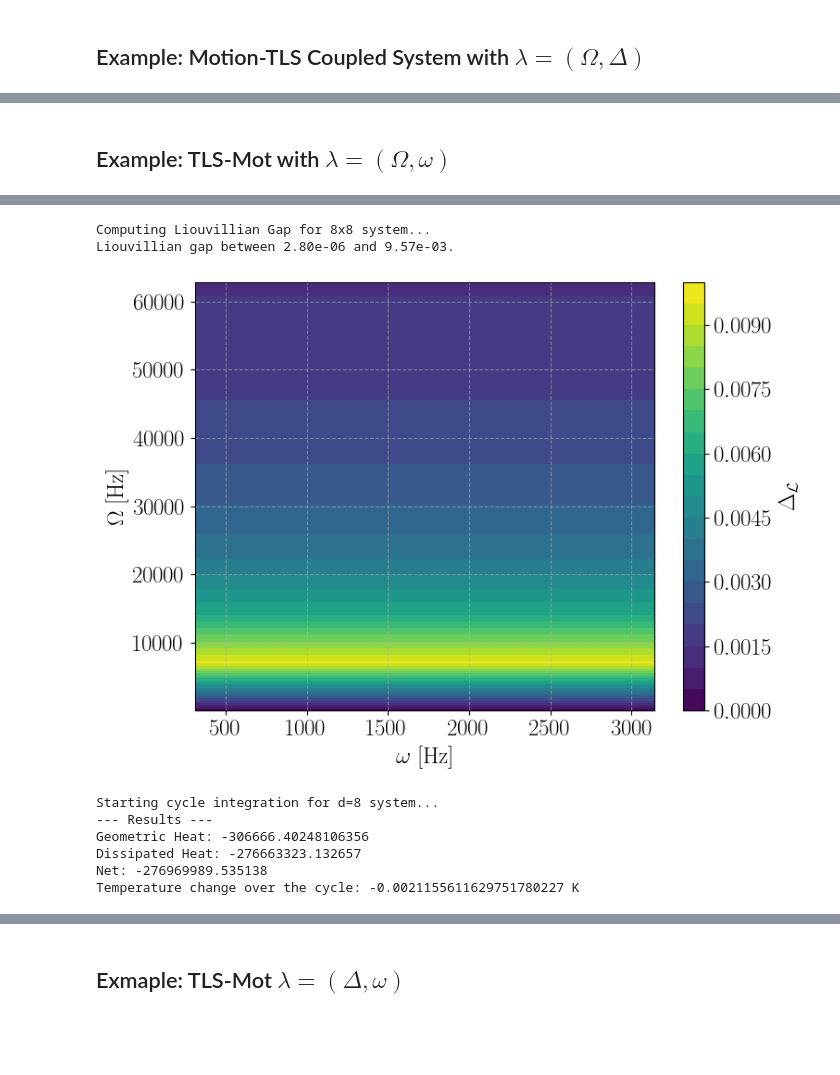
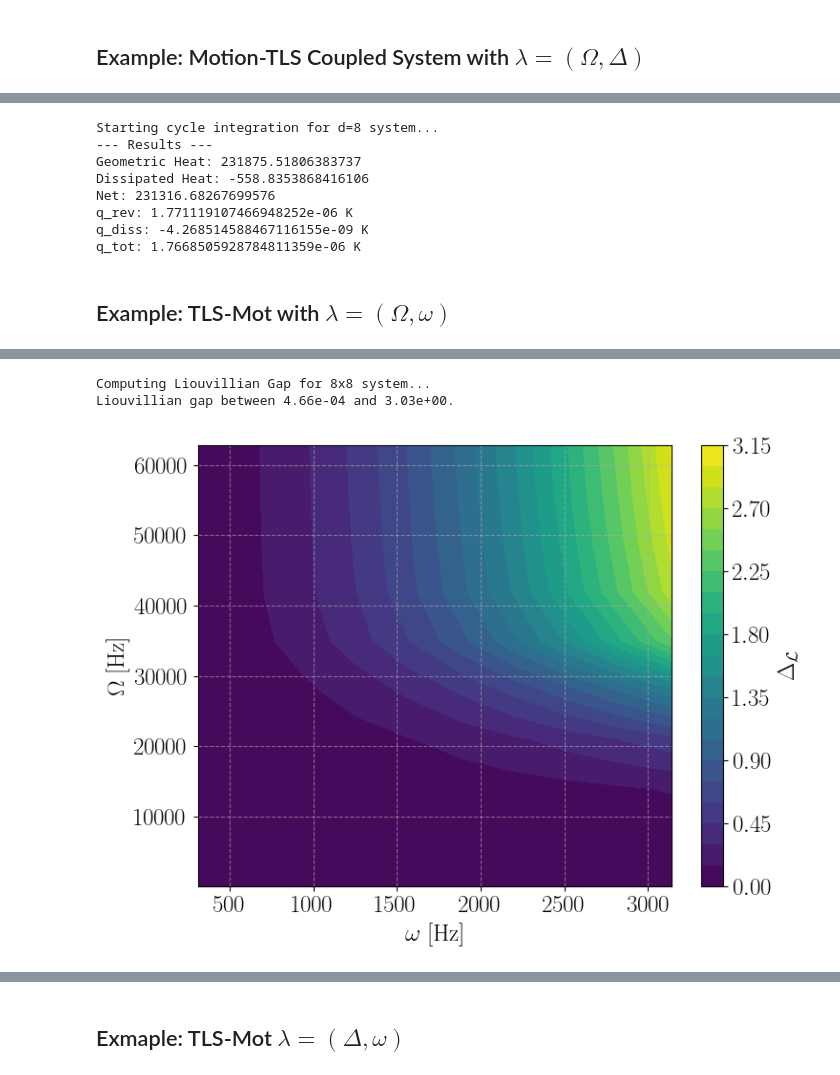
Before and after one commit to JGarwola/Cooling-Rubidium-atoms, a Jupyter notebook: Rb73_atom.ipynb, the cells around one changed output, grey strips where cells are left out. Saved outputs shown, nothing was run; the diff lists cells and outputs as text; code cells hidden in the pictures; blank space fills up the shorter version.

```diff
--- a/Rb73_atom.ipynb
+++ b/Rb73_atom.ipynb
@@ -317,3 +265,30 @@ tau in seconds (approximate): 3.1767e-05 s
+# %%
+# Cycle heats
+q_geo_mtls, q_diss_mtls = compute_cycle_heats(
+    H_ex1,
+    H_ref_ex1,
+    diss_ex1,
+    p_min=[Delta0_range[1], Omega_range[1]],
+    p_max=[Delta0_range[2], Omega_range[2]],
+    tau= 1 / gap_min,  # Long cycle time to approach adiabatic limit
+    points=100,
+    clockwise=True
+)
+
+kB = 1.380649e-23  # Boltzmann constant in J/K
+hbar = 1.0545718e-34  # Reduced Planck constant in J*s
+print("q_rev:",  (q_geo_mtls) * hbar / kB, "K")
+print("q_diss:",  (q_diss_mtls) * hbar / kB, "K")
+print("q_tot:", (q_geo_mtls + q_diss_mtls) * hbar / kB, "K")
+# %% [output]
+Starting cycle integration for d=8 system...
+--- Results ---
+Geometric Heat: 231875.51806383737
+Dissipated Heat: -558.8353868416106
+Net: 231316.68267699576
+q_rev: 1.771119107466948252e-06 K
+q_diss: -4.268514588467116155e-09 K
+q_tot: 1.7668505928784811359e-06 K
 # %% [markdown]
 ## Example: TLS-Mot with $\lambda=(\Omega, \omega)$ ##
 # %%
@@ -329,49 +304,12 @@ def diss_ex2(r):
         return diss_motion_tls(r)(50 * 1e3, omega_rabi, omega_mot)
     return func
 
-p1_grid_mtls, p2_grid_mtls, curvature_mtls, max_val_mtls = old_heat_curvature(
-    H_ex2, H_ref_ex2, diss_ex2,
-    ranges=[omega_mot_range, Omega_range],
-    points=10
-)
-
-# Plot Heat Curvature
-fig = plt.figure(figsize=(8, 6))
-ax = fig.add_axes([0.1, 0.08, 0.8, 0.75])
-cp = ax.contourf(p1_grid_mtls, p2_grid_mtls, curvature_mtls, levels=20, cmap='coolwarm')
-cax = fig.add_axes([0.1, 0.87, 0.8, 0.05])
-mantissa, exp = f"{max_val_mtls:.2e}".split('e')
-cbar = fig.colorbar(cp, cax=cax, orientation='horizontal',
-    label=rf'$\mathcal{{F}}^Q \times {mantissa} \times 10^{{{int(exp)}}} \; \mathrm{{[J/Hz^2]}}$')
-cbar.ax.xaxis.set_label_position('top')
-cbar.ax.xaxis.tick_top()
-ax.set_xlabel(r'$\omega \; \mathrm{[Hz]}$')
-ax.set_ylabel(r'$\Omega \; \mathrm{[Hz]}$')
-plt.savefig('figures/motion_tls_Omega_omega.pdf', bbox_inches='tight')
-plt.show()
-
 # Liouvillian Gap
-liouvillian_gap(
+gap_min = liouvillian_gap(
     H_ex2,
     diss_ex2,
     params=[r'$\omega \; \mathrm{[Hz]}$', r'$\Omega \; \mathrm{[Hz]}$'],
     ranges=[omega_mot_range,Omega_range],
     points=10
 )
-
-# Cycle heats
-q_geo_mtls, q_diss_mtls = compute_cycle_heats(
-    H_ex2,
-    H_ref_ex2,
-    diss_ex2,
-    p_min=[omega_mot_range[1], Omega_range[1]],
-    p_max=[omega_mot_range[2], Omega_range[2]],
-    tau=2 * np.pi * 1000,
-    points=100,
-    clockwise=False
-)
-
-kB = 1.380649e-23  # Boltzmann constant in J/K
-hbar = 1.0545718e-34  # Reduced Planck constant in J*s
-print("Temperature change over the cycle:", (q_geo_mtls + q_diss_mtls) * hbar / kB, "K")
 # %% [output]
@@ -379,9 +317,3 @@ print("Temperature change over the cycle:", (q_geo_mtls + q_diss_mtls) * hbar /
 Computing Liouvillian Gap for 8x8 system...
-Liouvillian gap between 2.80e-06 and 9.57e-03.
+Liouvillian gap between 4.66e-04 and 3.03e+00.
-[figure, old version]
+[figure, new version]
-Starting cycle integration for d=8 system...
---- Results ---
-Geometric Heat: -306666.40248106356
-Dissipated Heat: -276663323.132657
-Net: -276969989.535138
-Temperature change over the cycle: -0.0021155611629751780227 K
```
Also changed, not shown: parts of 12 cells of this notebook, 6 other files.
